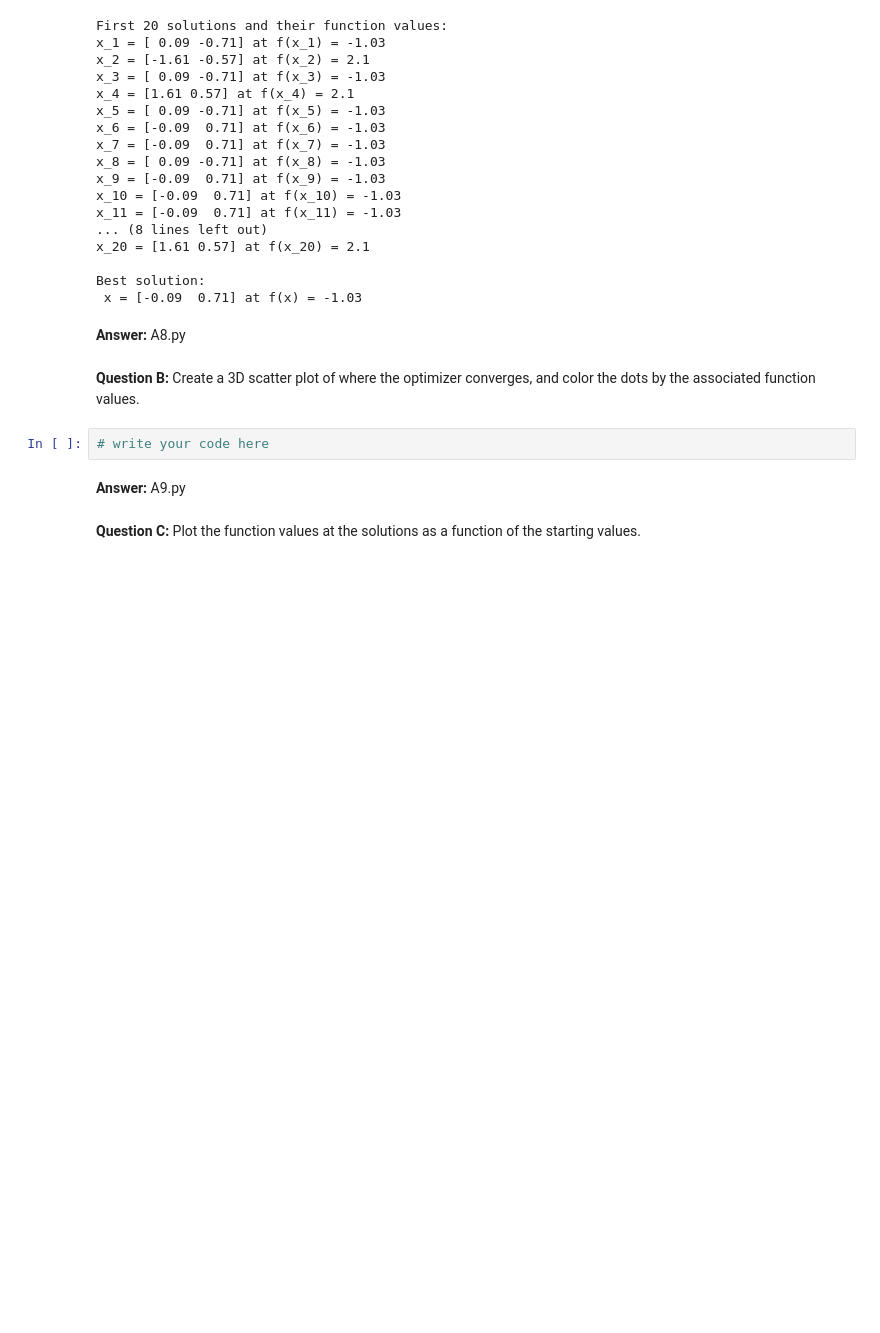
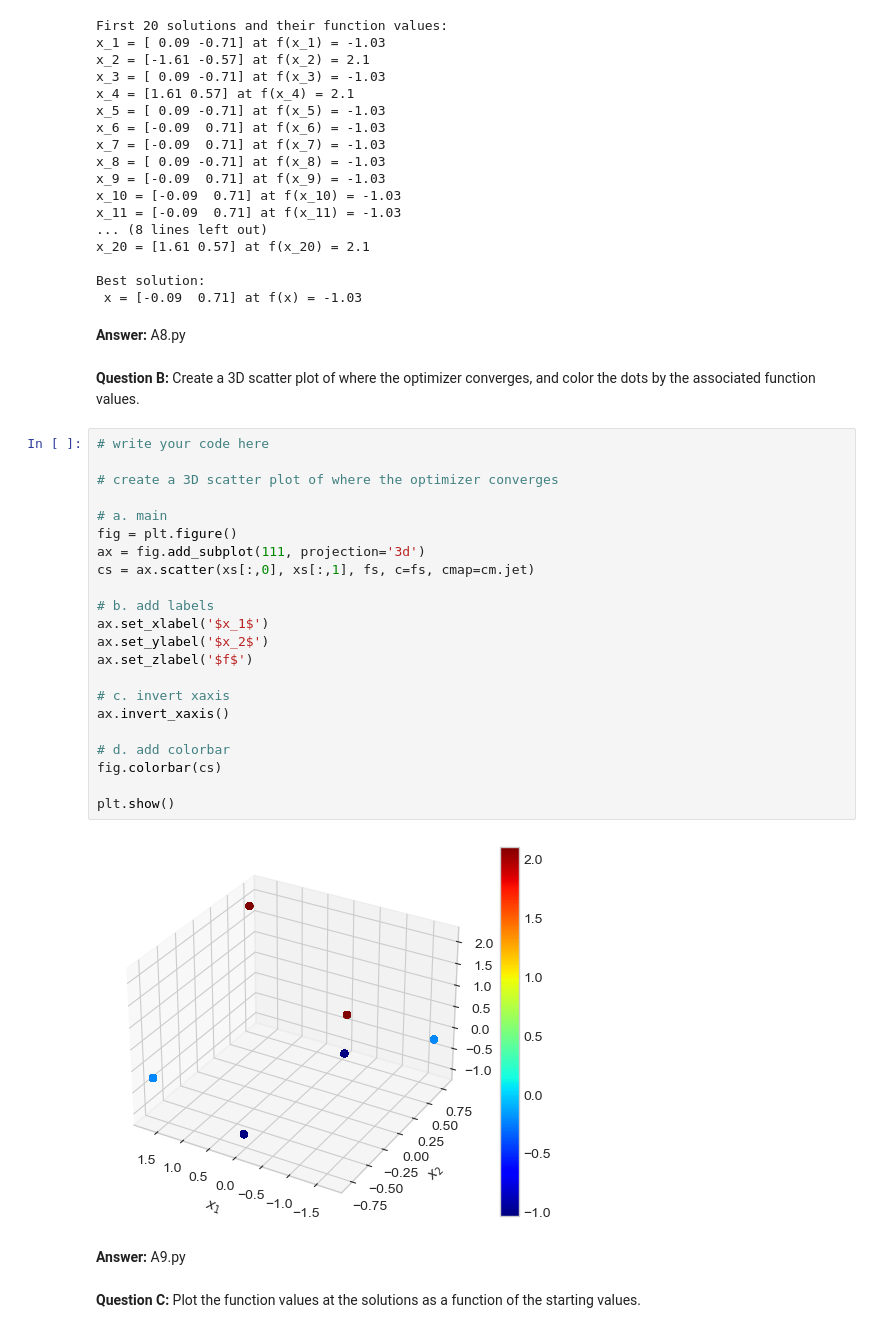
Before and after one commit to RosaMeyer/IntroProg-exercises, a Jupyter notebook: PS7/problem_set_7.ipynb, the cells around one changed output. Cells and saved outputs as stored; diff of their text form; blank space fills up the shorter version.

```diff
--- a/PS7/problem_set_7.ipynb
+++ b/PS7/problem_set_7.ipynb
@@ -415,8 +415,30 @@ Best solution:
 **Answer:** A8.py
 # %% [markdown]
 **Question B:** Create a 3D scatter plot of where the optimizer converges, and color the dots by the associated function values.
-# %%
-# write your code here
+# %%
+# write your code here
+
+# create a 3D scatter plot of where the optimizer converges
+
+# a. main
+fig = plt.figure()
+ax = fig.add_subplot(111, projection='3d')
+cs = ax.scatter(xs[:,0], xs[:,1], fs, c=fs, cmap=cm.jet)
+
+# b. add labels
+ax.set_xlabel('$x_1$')
+ax.set_ylabel('$x_2$')
+ax.set_zlabel('$f$')
+
+# c. invert xaxis
+ax.invert_xaxis()
+
+# d. add colorbar
+fig.colorbar(cs)
+
+plt.show()
+# %% [output]
+[figure, added]
 # %% [markdown]
 **Answer:** A9.py
 # %% [markdown]
```
